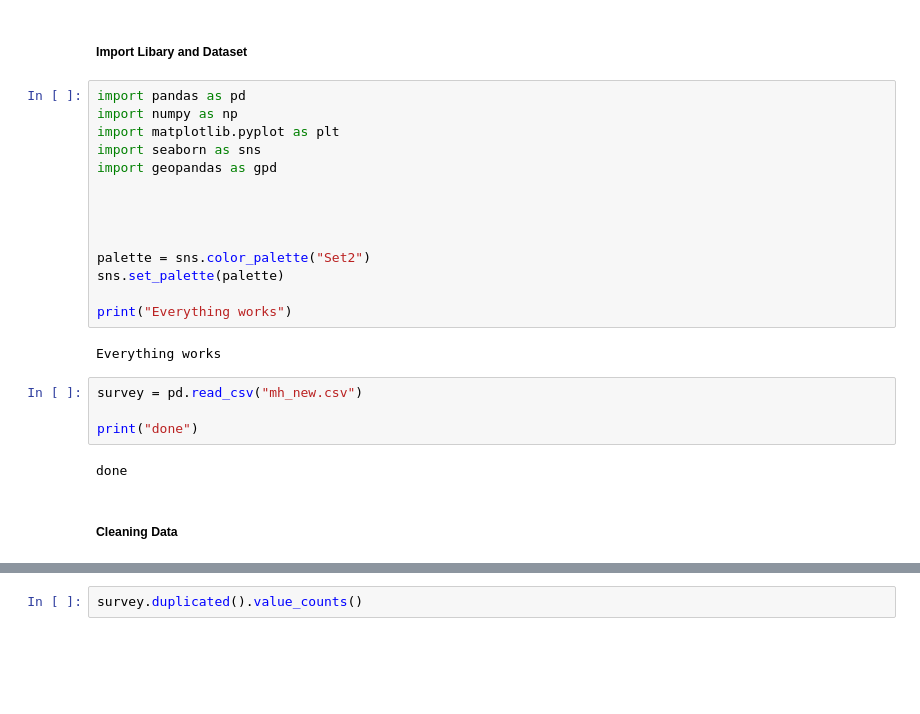
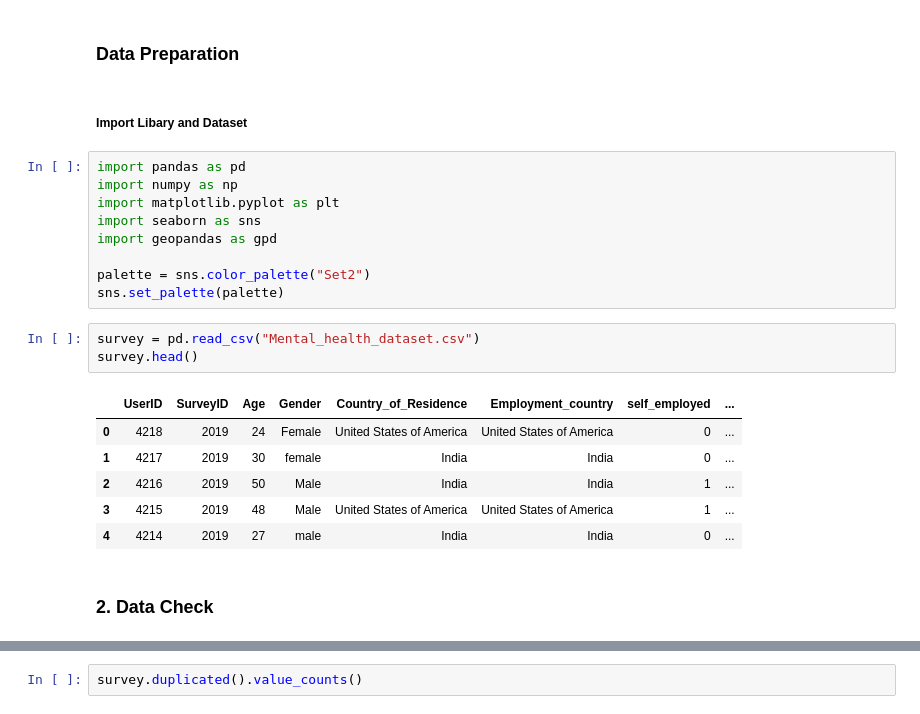
Before and after one commit to ikemprecious/mental-health-in-tech-eda, a Jupyter notebook: Mental_health_EDA.ipynb, the cells around one changed output, grey strips where cells are left out. Cells and saved outputs as stored; diff of their text form; blank space fills up the shorter version.

```diff
--- a/Mental_health_EDA.ipynb
+++ b/Mental_health_EDA.ipynb
@@ -1,3 +28,5 @@
+# %% [markdown]
+### **Data Preparation**
 # %% [markdown]
 ##### **Import Libary and Dataset**
 # %%
@@ -7,20 +36,17 @@ import matplotlib.pyplot as plt
 import seaborn as sns
 import geopandas as gpd
 
-
-
-
 palette = sns.color_palette("Set2")
 sns.set_palette(palette)
-
-print("Everything works")
-# %% [output]
-Everything works
 # %%
-survey = pd.read_csv("mh_new.csv")
-
-print("done")
+survey = pd.read_csv("Mental_health_dataset.csv")
+survey.head()
 # %% [output]
-done
+|  | UserID | SurveyID | Age | Gender | Country_of_Residence | Employment_country | self_employed | ... |
+| 0 | 4218 | 2019 | 24 | Female | United States of America | United States of America | 0 | ... |
+| 1 | 4217 | 2019 | 30 | female | India | India | 0 | ... |
+| 2 | 4216 | 2019 | 50 | Male | India | India | 1 | ... |
+| 3 | 4215 | 2019 | 48 | Male | United States of America | United States of America | 1 | ... |
+| 4 | 4214 | 2019 | 27 | male | India | India | 0 | ... |
 # %% [markdown]
-##### **Cleaning Data**
+### 2. **Data Check**
```
Also changed, not shown: parts of 76 cells of this notebook.
